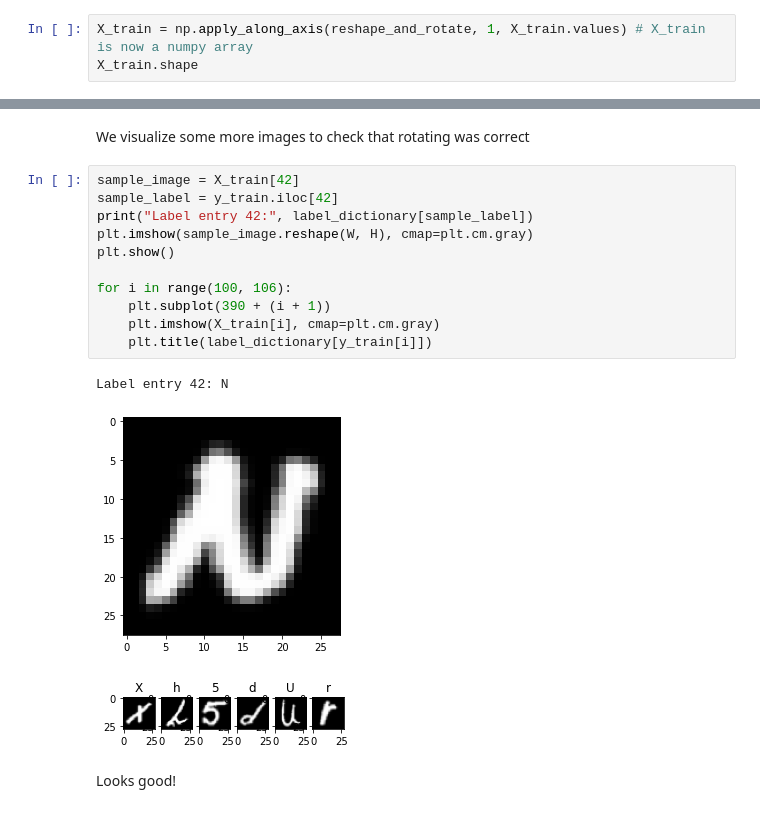
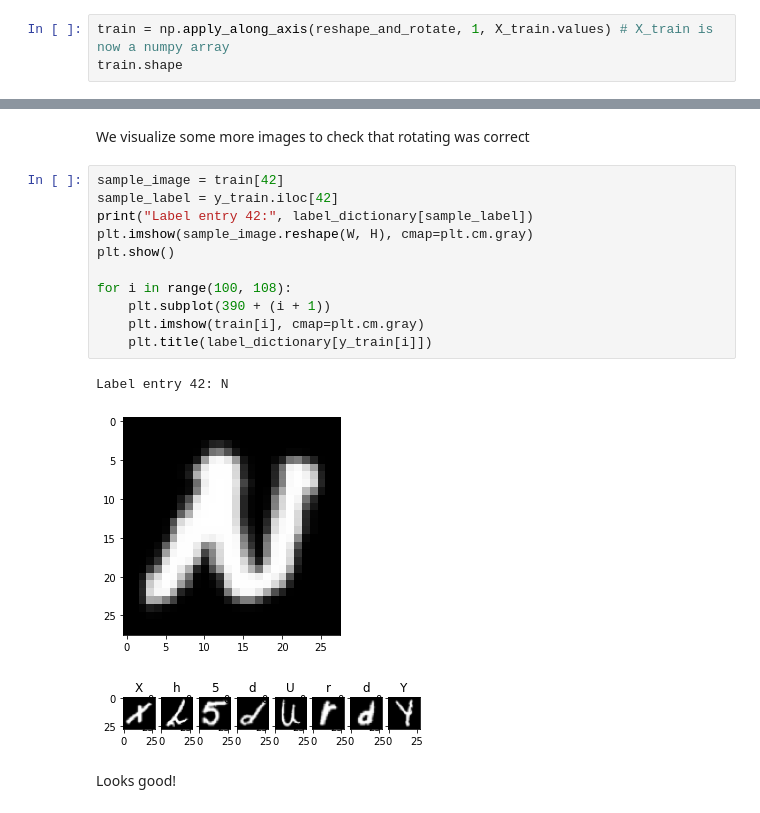
Before and after one commit to Renaud2002/PenmanshipPro-TLE, a Jupyter notebook: model.ipynb, the cells around one changed output, grey strips where cells are left out. Cells and saved outputs as stored; diff of their text form.

```diff
--- a/model.ipynb
+++ b/model.ipynb
@@ -169,27 +169,27 @@ Label entry 42: N
 # %% [markdown]
 That looks much closer, but maybe this is an outlier? We will need to visualize some other images to check
 # %%
-X_train = np.apply_along_axis(reshape_and_rotate, 1, X_train.values) # X_train is now a numpy array
-X_train.shape
+train = np.apply_along_axis(reshape_and_rotate, 1, X_train.values) # X_train is now a numpy array
+train.shape
 # %% [output]
 (112800, 28, 28)
 # %% [markdown]
 We visualize some more images to check that rotating was correct
 # %%
-sample_image = X_train[42]
+sample_image = train[42]
 sample_label = y_train.iloc[42]
 print("Label entry 42:", label_dictionary[sample_label])
 plt.imshow(sample_image.reshape(W, H), cmap=plt.cm.gray)
 plt.show()
 
-for i in range(100, 106):
+for i in range(100, 108):
     plt.subplot(390 + (i + 1))
-    plt.imshow(X_train[i], cmap=plt.cm.gray)
+    plt.imshow(train[i], cmap=plt.cm.gray)
     plt.title(label_dictionary[y_train[i]])
 # %% [output]
 Label entry 42: N
 [figure]
-[figure, old version]
+[figure, new version]
 # %% [markdown]
 Looks good!
 # %% [markdown]
```
Also changed, not shown: parts of 30 cells of this notebook, 1 other file.
